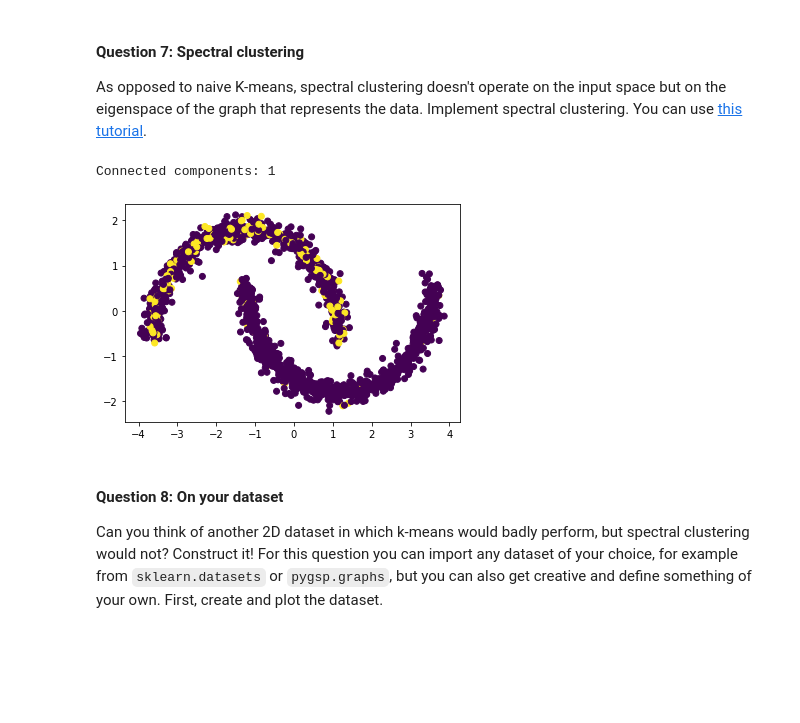
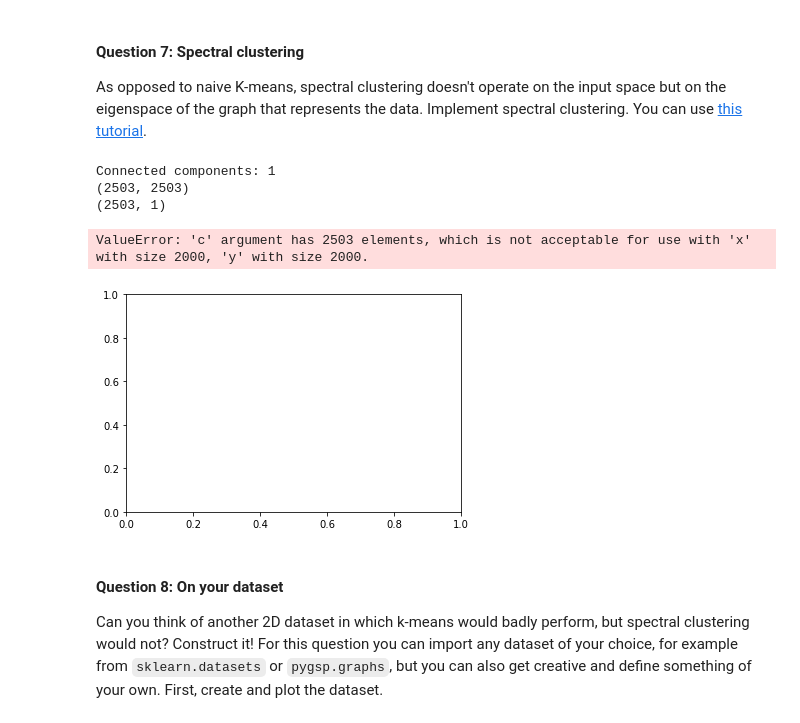
Before and after one commit to caralen/ntds_2019, a Jupyter notebook: assignments/2_learning_with_graphs.ipynb, the cells around one changed output. Saved outputs shown, nothing was run; the diff lists cells and outputs as text; code cells hidden in the pictures; blank space fills up the shorter version.

Commit message:
Some improvements for the spectral clustering, but still not working properly

```diff
--- a/assignments/2_learning_with_graphs.ipynb
+++ b/assignments/2_learning_with_graphs.ipynb
@@ -79,12 +84,22 @@ def epsilon_similarity_graph(X: np.ndarray, sigma=1, epsilon=0):
     """
     # Your code here
 
+    if sigma is None or epsilon is None:
+        raise ValueError
+
     n = X.shape[0]
-    adjacency = np.ndarray((n, n))
+    adjacency = np.zeros((n, n))
 
     for cnt_i, i in enumerate(X):
         for cnt_j, j in enumerate(X):
-            val = rbf(i, j, sigma)
-            adjacency[cnt_i, cnt_j] = val if cnt_i != cnt_j and (epsilon is None or val > epsilon) else 0
+
+            if cnt_i == cnt_j:
+                continue
+
+            val = rbf(i, j, sigma, epsilon)
+            adjacency[cnt_i, cnt_j] = val
 
     return adjacency
+# %%
+sigma_est = np.array([np.linalg.norm(i - j) for i in X for j in X if not np.array_equal(i, j)]).mean()
+print(f"Sigma treba biti {sigma_est}")
@@ -91,5 +108,5 @@ def epsilon_similarity_graph(X: np.ndarray, sigma=1, epsilon=0):
 # %%
-adjacency = epsilon_similarity_graph(X, 1, 0.1)
+adjacency = epsilon_similarity_graph(X, sigma_est, 0.6)
 plt.spy(adjacency)
 plt.show()
 # %% [output]
@@ -273,25 +292,39 @@ class SpectralClustering():
             y_pred (np.ndarray): cluster assignments.
         """
         # Your code here
-        self.laplacian = compute_laplacian(adjacency, self.normalize)
-        vals, vects = spectral_decomposition(self.laplacian)
+        laplacian = compute_laplacian(adjacency, self.normalize)
+        vals, vects = spectral_decomposition(laplacian)
 
         con_comp_num = compute_number_connected_components(vals, self.e)
-        self.U = vects[0:con_comp_num, :].T
+        print(f"Connected components: {con_comp_num}")
 
-        kmeans = KMeans(n_clusters=self.n_classes).fit(self.U)
-        y_pred =  kmeans.predict(self.U)
+        print(vects.shape)
+
+        U = np.zeros((con_comp_num, vects.shape[1]))
+        U = vects[0:con_comp_num].T
+
+        if self.normalize:
+            T = np.zeros(U.shape)
+
+            for i, row in enumerate(U):
+                T[i] = row / (row**2).sum() ** (1/2)
+            U = T
+
+        kmeans = KMeans(n_clusters=self.n_classes).fit(U)
+        y_pred =  kmeans.predict(U)
 
         return y_pred
 # %%
-print("Connected components:", compute_number_connected_components(lamb_norm, threshold=1e-12))
-spectral_clustering = SpectralClustering(n_classes=2, normalize=True)
+spectral_clustering = SpectralClustering(n_classes=2, normalize=False)
 y_pred = spectral_clustering.fit_predict(adjacency)
 plt.scatter(X[:, 0], X[:, 1], c=y_pred)
 plt.show()
 # %% [output]
 Connected components: 1
+(2503, 2503)
+(2503, 1)
+ValueError: 'c' argument has 2503 elements, which is not acceptable for use with 'x' with size 2000, 'y' with size 2000.
-[figure, old version]
+[figure, new version]
 # %% [markdown]
 #### Question 8: On your dataset
 
```
Also changed, not shown: parts of 20 cells of this notebook.
